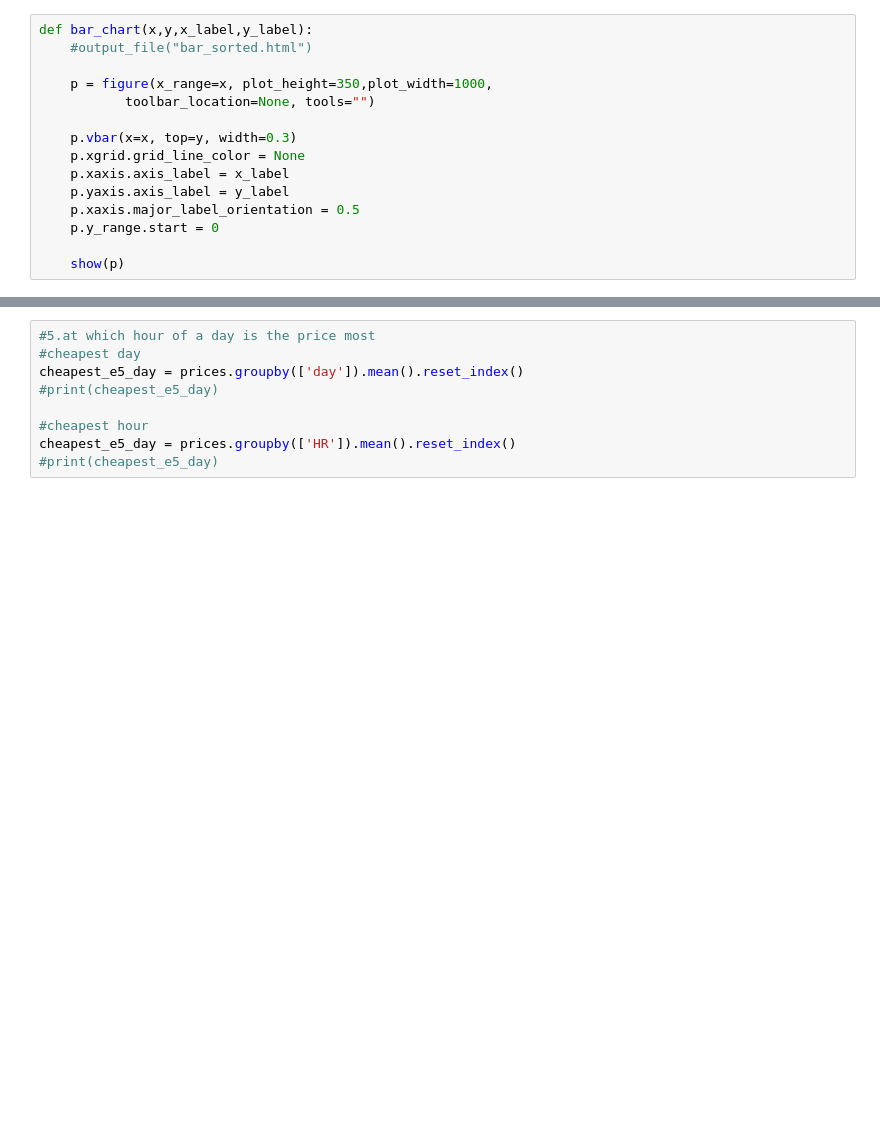
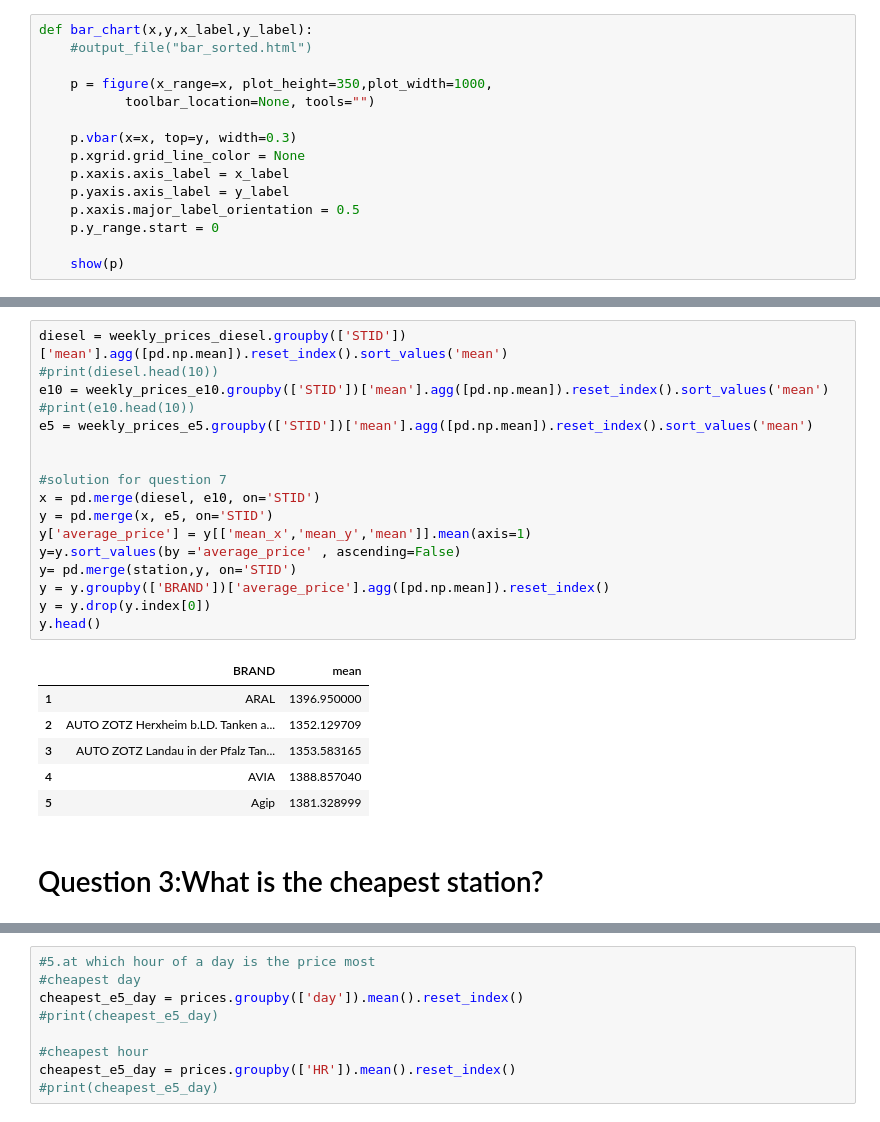
Before and after one commit to ds2019tukl/DS-2019-niharika-kumari, a Jupyter notebook: Data_science exercise1.ipynb, the cells around one changed output, grey strips where cells are left out. Cells and saved outputs as stored; diff of their text form; blank space fills up the shorter version.

```diff
--- a/Data_science exercise1.ipynb
+++ b/Data_science exercise1.ipynb
@@ -130 +272,27 @@ unique_prices['DAYS']= unique_prices['DAYS'] / np.timedelta64(1, 'D')
+# %%
+diesel = weekly_prices_diesel.groupby(['STID'])['mean'].agg([pd.np.mean]).reset_index().sort_values('mean')
+#print(diesel.head(10))
+e10 = weekly_prices_e10.groupby(['STID'])['mean'].agg([pd.np.mean]).reset_index().sort_values('mean')
+#print(e10.head(10))
+e5 = weekly_prices_e5.groupby(['STID'])['mean'].agg([pd.np.mean]).reset_index().sort_values('mean')
+
+
+#solution for question 7
+x = pd.merge(diesel, e10, on='STID')
+y = pd.merge(x, e5, on='STID')
+y['average_price'] = y[['mean_x','mean_y','mean']].mean(axis=1)
+y=y.sort_values(by ='average_price' , ascending=False)
+y= pd.merge(station,y, on='STID')
+y = y.groupby(['BRAND'])['average_price'].agg([pd.np.mean]).reset_index()
+y = y.drop(y.index[0])
+y.head()
+# %% [output]
+|  | BRAND | mean |
+| 1 | ARAL | 1396.950000 |
+| 2 | AUTO ZOTZ Herxheim b.LD. Tanken a... | 1352.129709 |
+| 3 | AUTO ZOTZ Landau in der Pfalz Tan... | 1353.583165 |
+| 4 | AVIA | 1388.857040 |
+| 5 | Agip | 1381.328999 |
+# %% [markdown]
+# Question 3:What is the cheapest station?
 # %%
```
Also changed, not shown: parts of 33 cells of this notebook.
